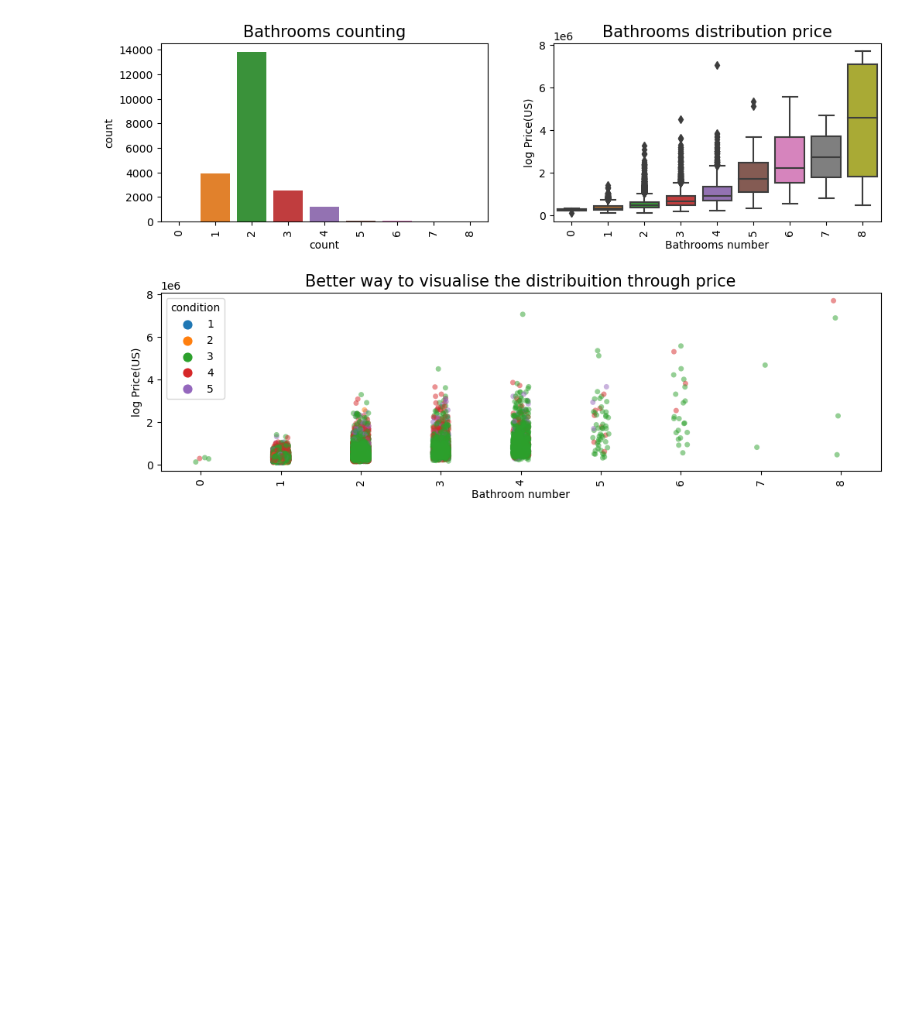
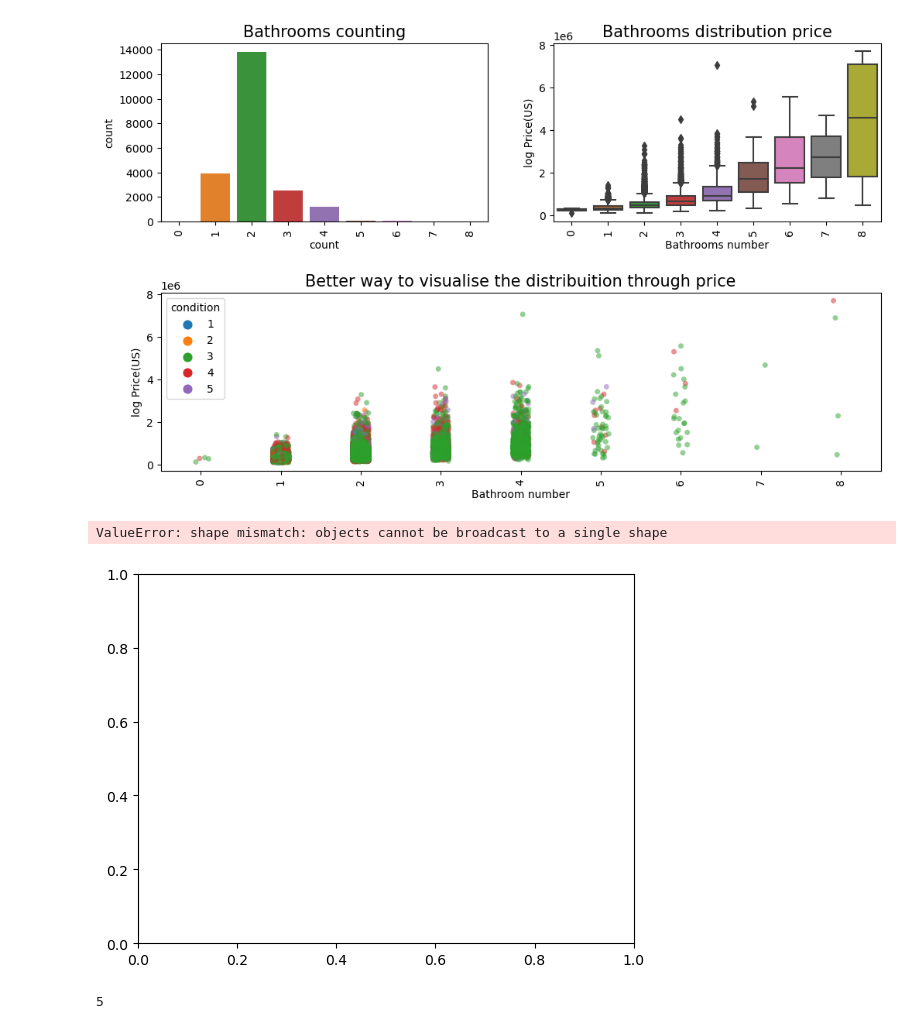
Before and after one commit to mathildemariemonge/Selling-Seattle, a Jupyter notebook: Understanding the Real Estate Landspace in Seattle_EDA_Mathilde.ipynb, the cells around one changed output. Cells and saved outputs as stored; diff of their text form; code cells hidden in the pictures; blank space fills up the shorter version.

```diff
--- a/Understanding the Real Estate Landspace in Seattle_EDA_Mathilde.ipynb
+++ b/Understanding the Real Estate Landspace in Seattle_EDA_Mathilde.ipynb
@@ -6,7 +6,7 @@ import seaborn as sns
 from matplotlib import rcParams
 import scipy.stats as st
 # %%
-df_usa = pd.read_csv("Data_MidTerm_Project_Real_State_Regression.csv")
+df_us = pd.read_csv("Data_MidTerm_Project_Real_State_Regression.csv")
 # %%
 print(df_usa.shape)
 print(df_usa.nunique())
@@ -186,3 +186,43 @@ Freuency bathroom description:
 7        2
 Name: bathrooms, dtype: int64
 [figure]
+# %%
+
+# Define the categories for the x-axis and the outcomes for the overlay
+x_categories = np.sort(df_us['grade'].unique())
+overlay_categories = np.sort(df_us['view'].unique())
+
+# Define the width of each bar
+bar_width = 0.2
+
+# Create a figure and axis object
+fig, ax = plt.subplots()
+
+# Loop through each overlay category and create a grouped bar chart
+for i, category in enumerate(overlay_categories):
+    # Get the data for this overlay category
+    overlay_data = df_us[df_us['view'] == category]
+    # Loop through each condition and create a group of bars
+    for j, condition in enumerate(np.sort(overlay_data['condition'].unique())):
+        # Get the data for this condition
+        condition_data = overlay_data[overlay_data['condition'] == condition]
+        # Calculate the x positions of the bars
+        x_positions = np.arange(len(x_categories)) + (j * bar_width)
+        # Create the bars
+        ax.bar(x_positions, condition_data['price'], width=bar_width, label=condition)
+
+    # Move to the next overlay category
+    ax.set_xticks(x_positions + bar_width)
+    ax.set_xticklabels(x_categories)
+    ax.set_xlabel('Grade')
+    ax.set_ylabel('Price')
+    ax.set_title('Grouped Bar Chart with Overlay')
+    ax.legend()
+    plt.show()
+# %% [output]
+ValueError: shape mismatch: objects cannot be broadcast to a single shape
+[figure, added]
+# %%
+print(len(overlay_categories))
+# %% [output]
+5
```
Also changed, not shown: 1 other file.
